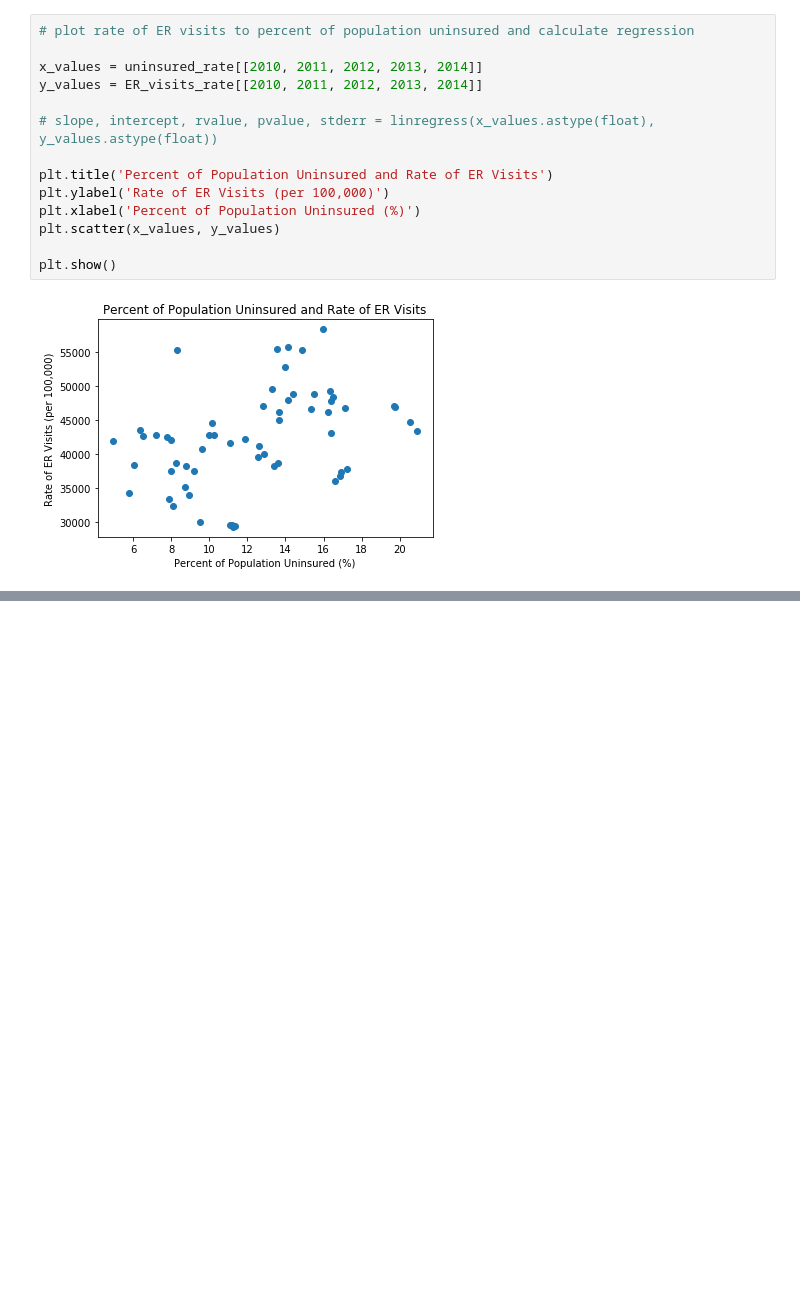
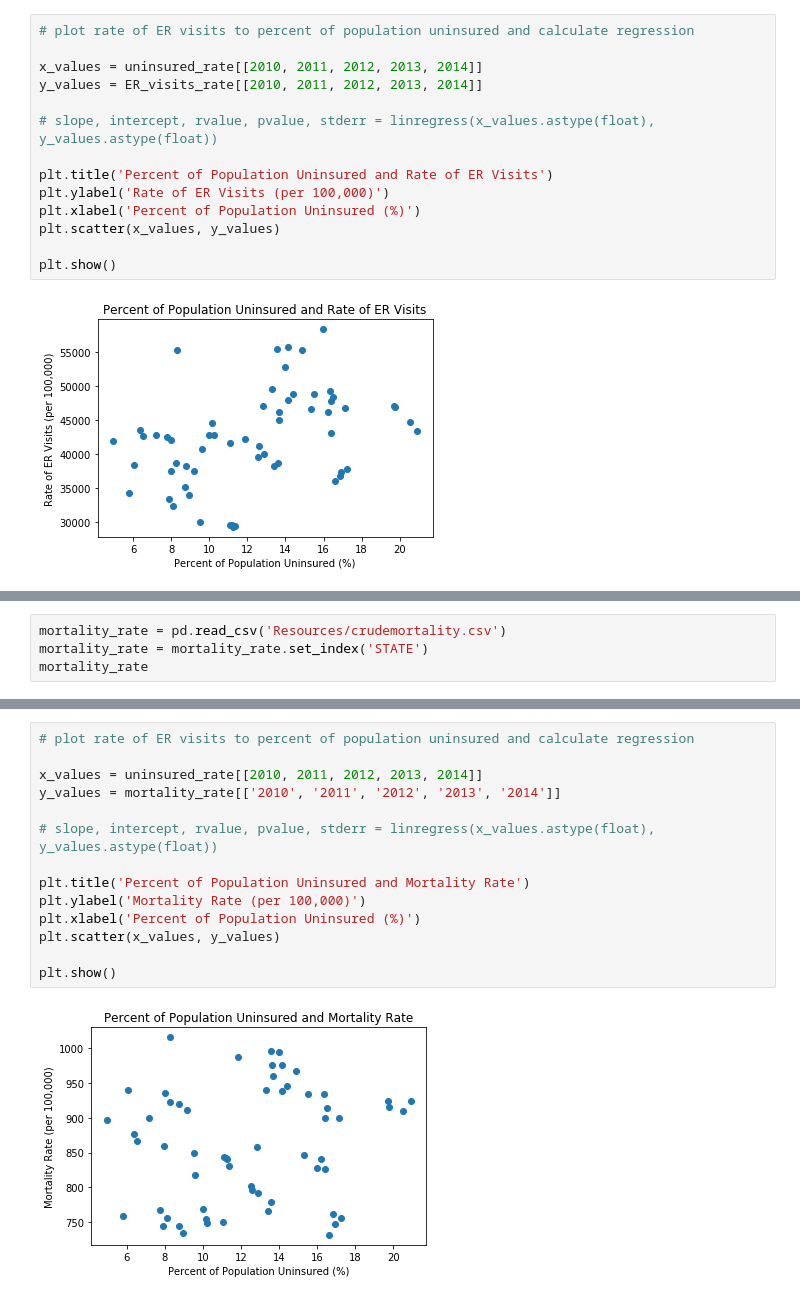
Before and after one commit to TJL30308/DREAM_Project, a Jupyter notebook: ER_Visits_Analysis.ipynb, the cells around one changed output, grey strips where cells are left out. Saved outputs shown, nothing was run; the diff lists cells and outputs as text; blank space fills up the shorter version.

```diff
--- a/ER_Visits_Analysis.ipynb
+++ b/ER_Visits_Analysis.ipynb
@@ -288,0 +291,4 @@ plt.show()
+# %%
+mortality_rate = pd.read_csv('Resources/crudemortality.csv')
+mortality_rate = mortality_rate.set_index('STATE')
+mortality_rate
@@ -288,0 +310,16 @@ plt.show()
+# %%
+# plot rate of ER visits to percent of population uninsured and calculate regression
+
+x_values = uninsured_rate[[2010, 2011, 2012, 2013, 2014]]
+y_values = mortality_rate[['2010', '2011', '2012', '2013', '2014']]
+
+# slope, intercept, rvalue, pvalue, stderr = linregress(x_values.astype(float), y_values.astype(float))
+
+plt.title('Percent of Population Uninsured and Mortality Rate')
+plt.ylabel('Mortality Rate (per 100,000)')
+plt.xlabel('Percent of Population Uninsured (%)')
+plt.scatter(x_values, y_values)
+
+plt.show()
+# %% [output]
+[figure, added]
```
Also changed, not shown: parts of 3 cells of this notebook.
